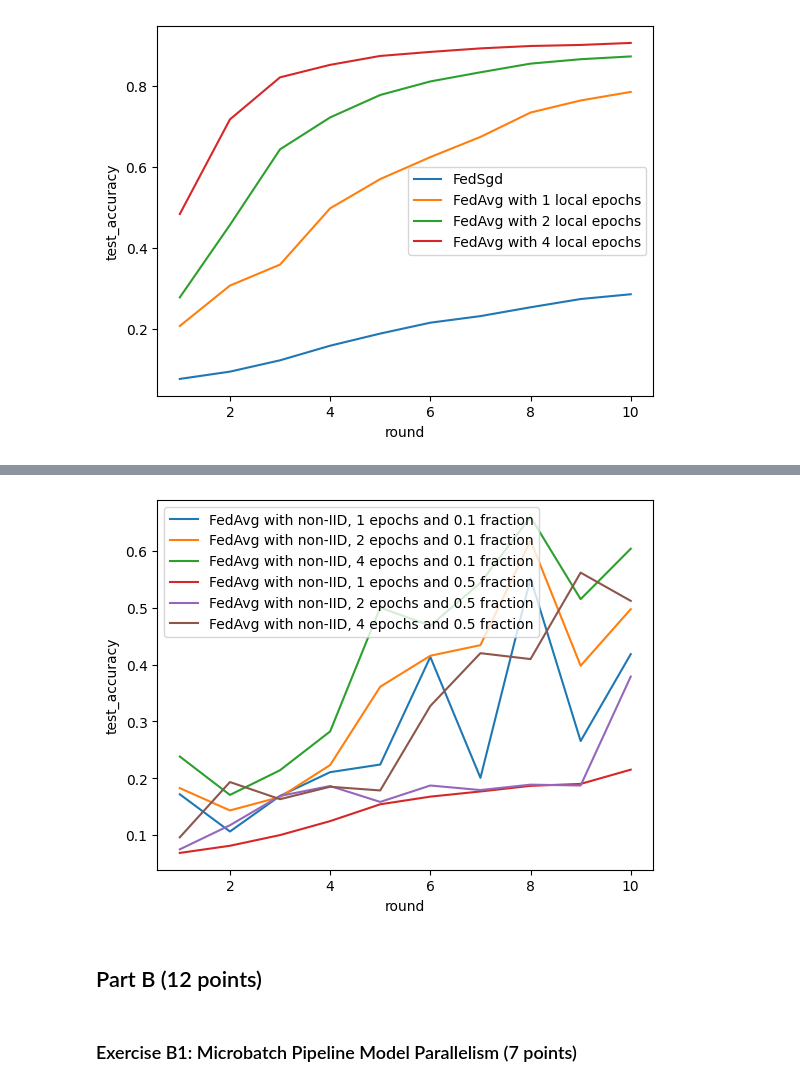
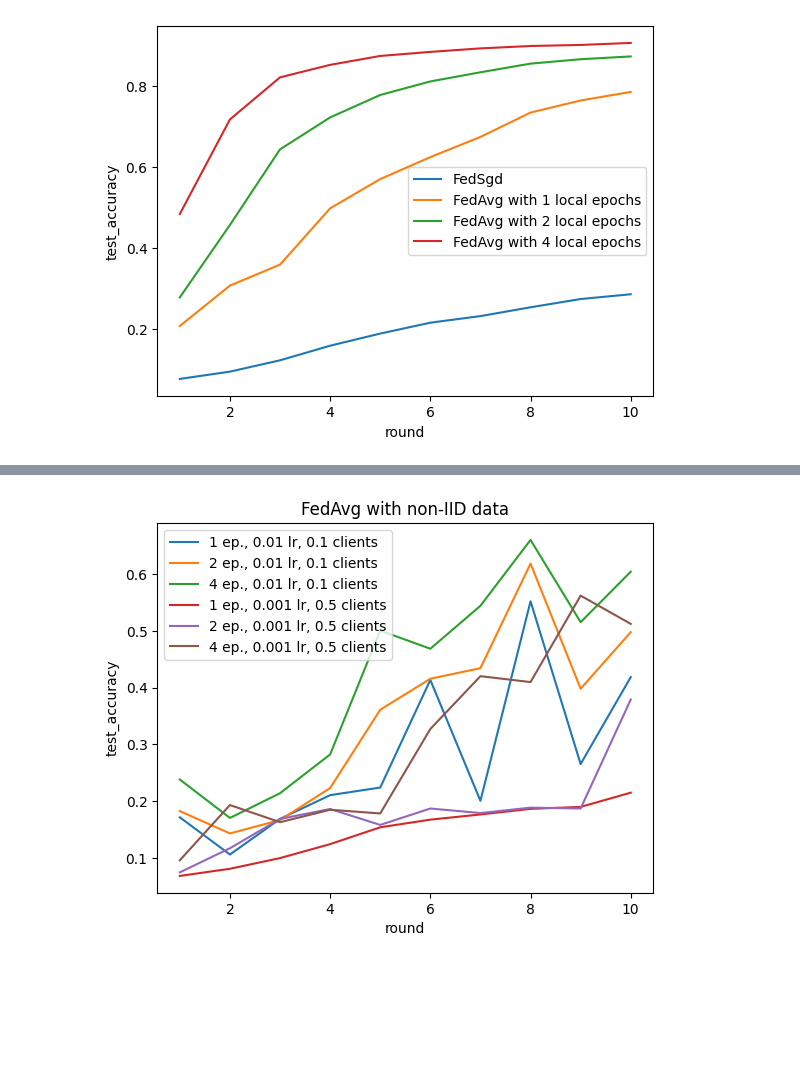
Before and after one commit to Quaffel/university-distributed-deep-learning, a Jupyter notebook: federated-learning/fedsgd-vs-fedavg/homework.ipynb, the cells around one changed output, grey strips where cells are left out. Drawn from its saved outputs; the diff is of its cells as text; code cells hidden in the pictures; blank space fills up the shorter version.

Commit message:
Draft explanation approaches for accuracy plots

```diff
--- a/federated-learning/fedsgd-vs-fedavg/homework.ipynb
+++ b/federated-learning/fedsgd-vs-fedavg/homework.ipynb
@@ -483,20 +565,16 @@ results_fedavg_non_iid = [
 # %%
 for learning_rate, client_fraction, fedsgd_result, fedavg_results in zip(
     learning_rate_variants,
     client_fraction_variants,
     results_fedsgd_non_iid,
     results_fedavg_non_iid,
 ):
     for local_epochs, fedavg_result in zip(local_epochs_variants, fedavg_results):
         sns.lineplot(
             fedavg_result,
             x="round",
             y="test_accuracy",
-            label=f"FedAvg with non-IID, {local_epochs} epochs and {client_fraction} fraction",
-        )
+            label=f"{local_epochs} ep., {learning_rate} lr, {client_fraction} clients",
+        ).set_title("FedAvg with non-IID data")
 # %% [output]
-[figure, old version]
+[figure, new version]
-# %% [markdown]
-## Part B (12 points)
-# %% [markdown]
-### Exercise B1: Microbatch Pipeline Model Parallelism (7 points)
```
Also changed, not shown: parts of 17 cells of this notebook.
